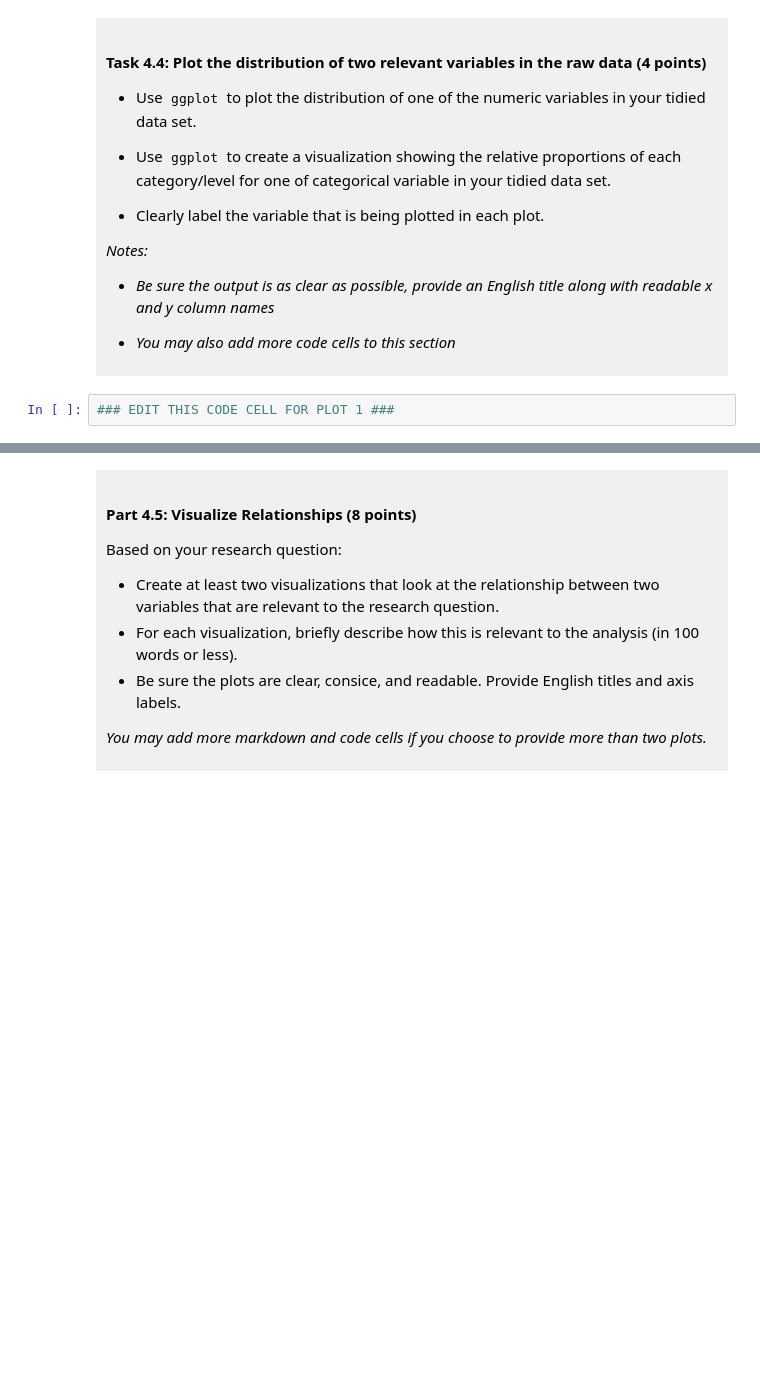
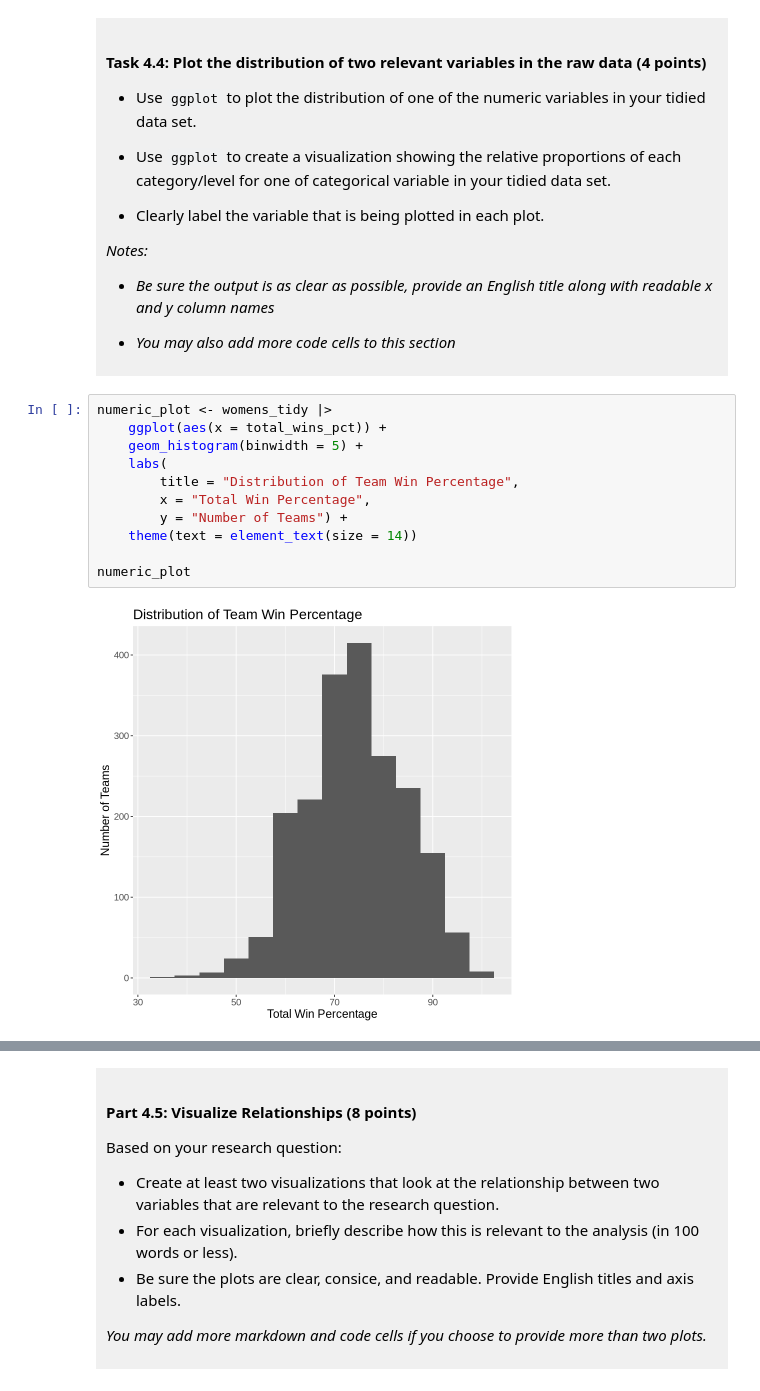
Before and after one commit to lianasd811/dsci-100-project-liana-sakaideruga, a Jupyter notebook: dsci-100-project-notebook.ipynb, the cells around one changed output, grey strips where cells are left out. Saved outputs shown, nothing was run; the diff lists cells and outputs as text; blank space fills up the shorter version.

```diff
--- a/dsci-100-project-notebook.ipynb
+++ b/dsci-100-project-notebook.ipynb
@@ -304,5 +344,16 @@ You will refine your research question (if needed) and produce a tidy data set.
 
 </div>
 # %%
-### EDIT THIS CODE CELL FOR PLOT 1 ###
+numeric_plot <- womens_tidy |>
+    ggplot(aes(x = total_wins_pct)) +
+    geom_histogram(binwidth = 5) +
+    labs(
+        title = "Distribution of Team Win Percentage",
+        x = "Total Win Percentage",
+        y = "Number of Teams") +
+    theme(text = element_text(size = 14))
+
+numeric_plot
+# %% [output]
+[figure, added]
 # %%
```
Also changed, not shown: parts of 9 cells of this notebook.
